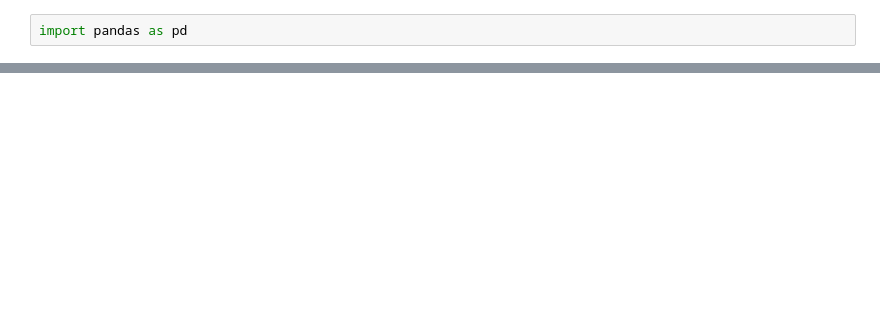
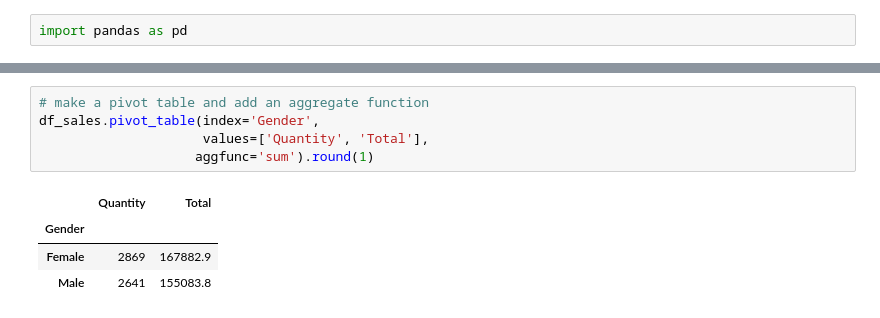
Before and after one commit to JreyForFun/py-ds-ffc, a Jupyter notebook: 5 - Pivot/Pivot.ipynb, the cells around one changed output, grey strips where cells are left out. Cells and saved outputs as stored; diff of their text form; blank space fills up the shorter version.

```diff
--- a/5 - Pivot/Pivot.ipynb
+++ b/5 - Pivot/Pivot.ipynb
@@ -10,0 +67,10 @@ UnicodeDecodeError: 'utf-8' codec can't decode byte 0xf4 in position 20740: inva
+# %%
+# make a pivot table and add an aggregate function
+df_sales.pivot_table(index='Gender',
+                     values=['Quantity', 'Total'],
+                    aggfunc='sum').round(1)
+# %% [output]
+|  | Quantity | Total |
+| Gender |  |  |
+| Female | 2869 | 167882.9 |
+| Male | 2641 | 155083.8 |
```
Also changed, not shown: parts of 6 cells of this notebook, 6 other files.
